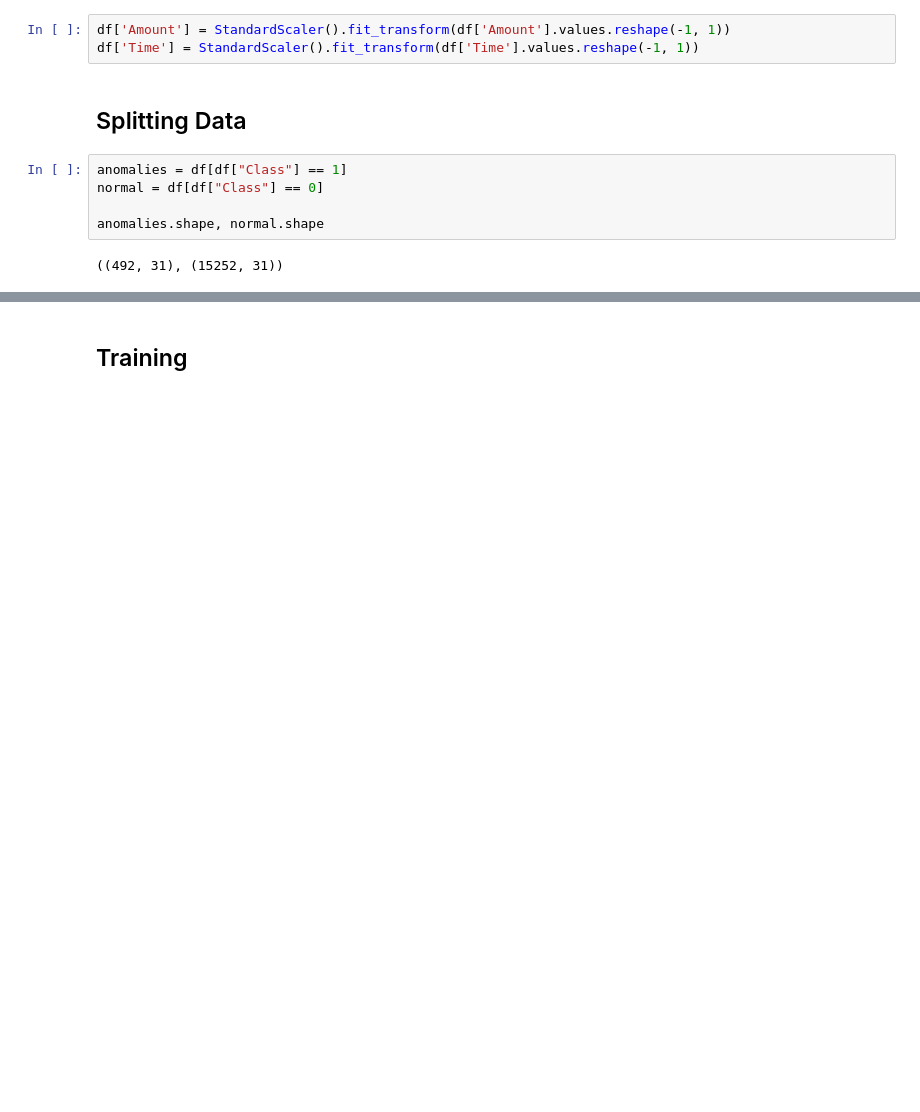
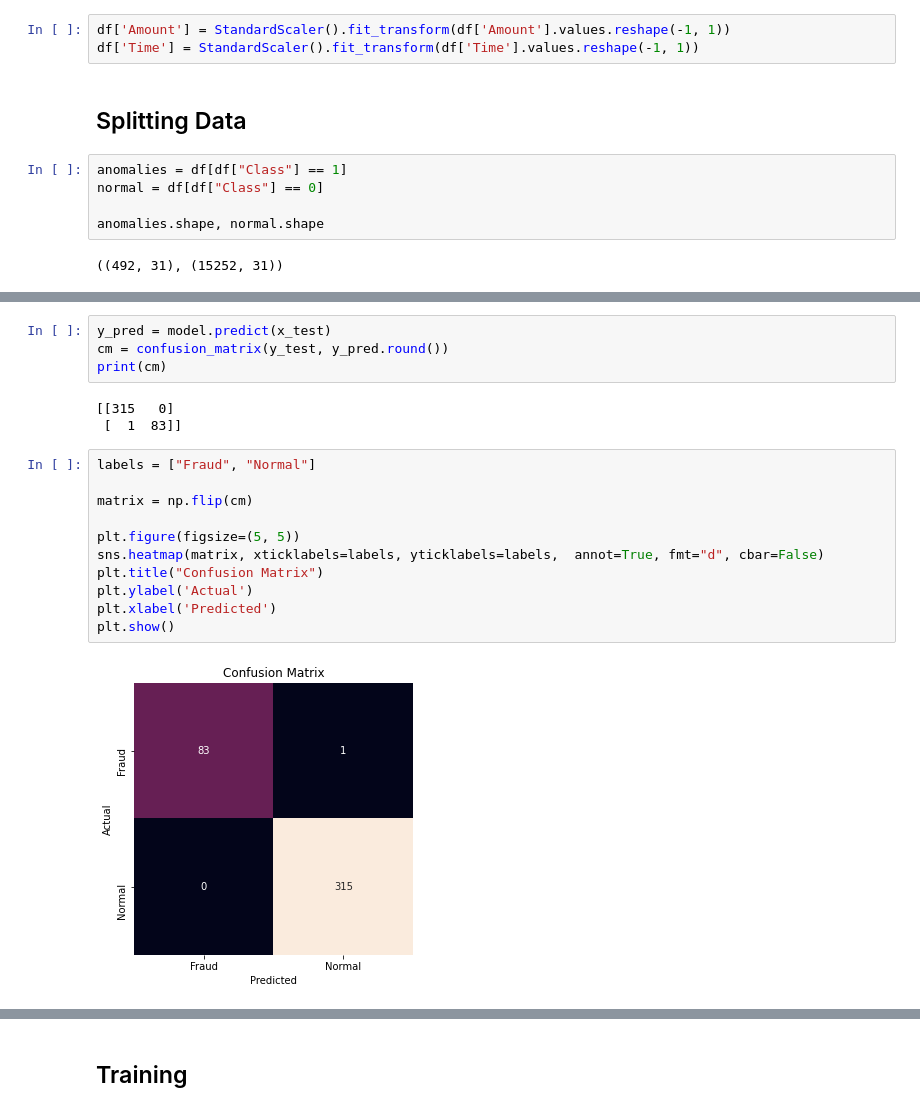
Before and after one commit to ldselvera/Fraud_Detection_Deep_Learning, a Jupyter notebook: Fraud_Detection.ipynb, the cells around one changed output, grey strips where cells are left out. Drawn from its saved outputs; the diff is of its cells as text; blank space fills up the shorter version.

```diff
--- a/Fraud_Detection.ipynb
+++ b/Fraud_Detection.ipynb
@@ -239,0 +274,20 @@ Name: Class, dtype: int64
+# %%
+y_pred = model.predict(x_test)
+cm = confusion_matrix(y_test, y_pred.round())
+print(cm)
+# %% [output]
+[[315   0]
+ [  1  83]]
+# %%
+labels = ["Fraud", "Normal"]
+
+matrix = np.flip(cm)
+
+plt.figure(figsize=(5, 5))
+sns.heatmap(matrix, xticklabels=labels, yticklabels=labels,  annot=True, fmt="d", cbar=False)
+plt.title("Confusion Matrix")
+plt.ylabel('Actual')
+plt.xlabel('Predicted')
+plt.show()
+# %% [output]
+[figure, added]
```
Also changed, not shown: parts of 15 cells of this notebook.
